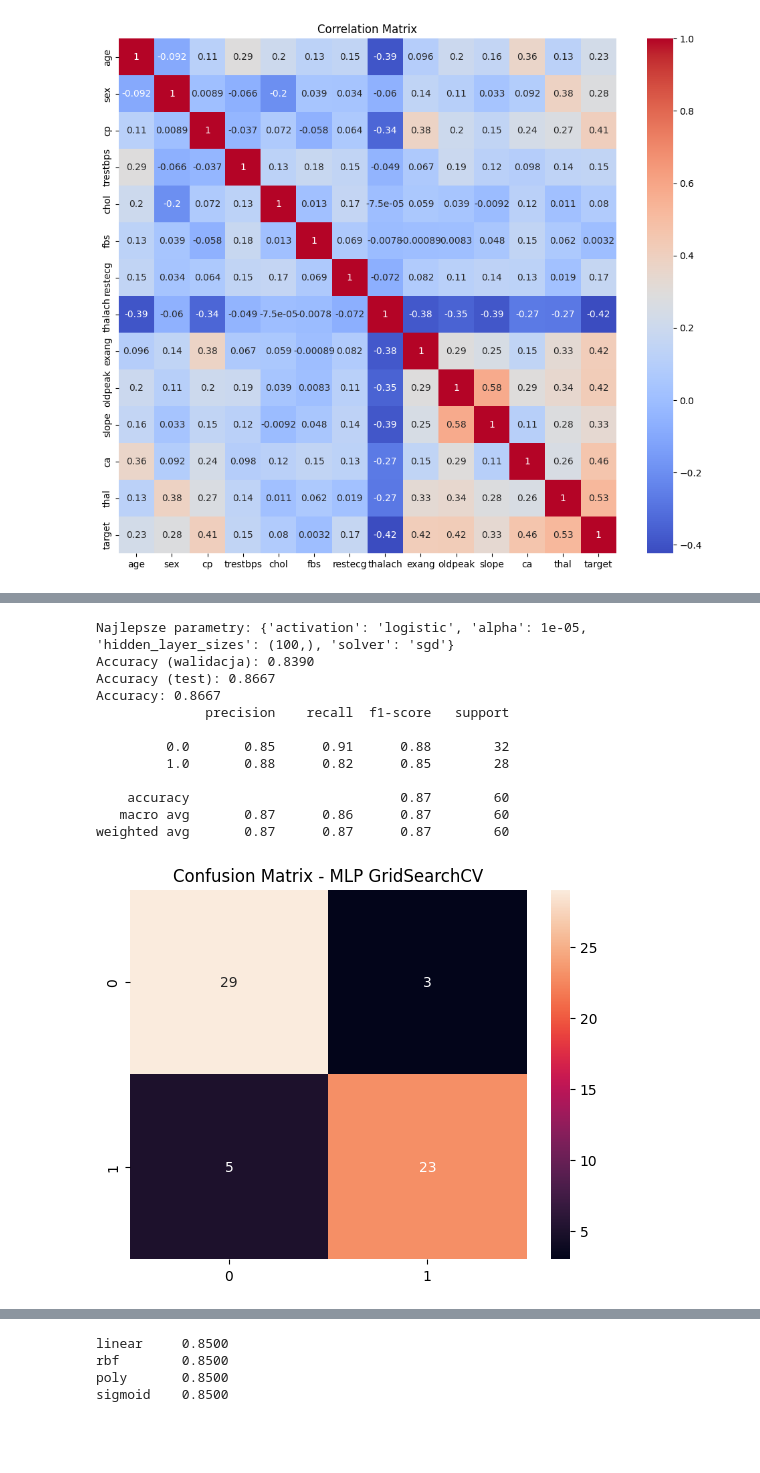
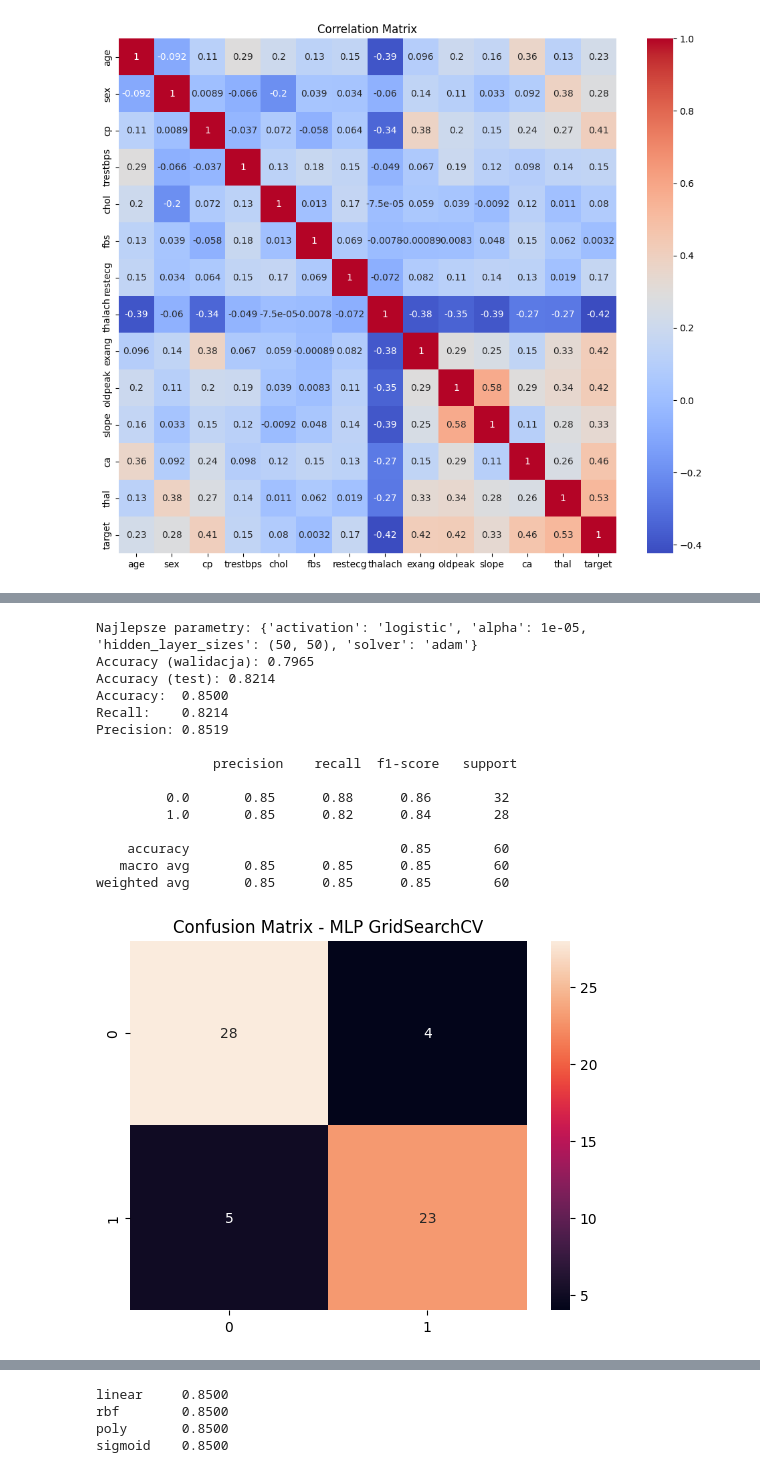
Before and after one commit to PogchampMuffin3/heart-disease-classification, a Jupyter notebook: heart_disease_classification.ipynb, the cells around one changed output, grey strips where cells are left out. Saved outputs shown, nothing was run; the diff lists cells and outputs as text; code cells hidden in the pictures; blank space fills up the shorter version.

```diff
--- a/heart_disease_classification.ipynb
+++ b/heart_disease_classification.ipynb
@@ -21,6 +21,7 @@ URL = 'https://archive.ics.uci.edu/ml/machine-learning-databases/heart-disease/p
 TEST_SIZE = 0.2
 RANDOM_STATE = 42
 CV_FOLDS = 5
+GRIDSEARCH_SCORING = 'recall'
 # %%
 columns = ['age','sex','cp','trestbps','chol','fbs','restecg','thalach','exang','oldpeak','slope','ca','thal','target']
 df = pd.read_csv(URL, names=columns)
@@ -172,32 +180,35 @@ weighted avg       0.87      0.87      0.87        60
 # %%
 param_grid_mlp = {
     'hidden_layer_sizes': [(50,), (100,), (200,), (50, 50), (100, 50), (100, 100)],
     'activation': ['logistic', 'tanh', 'relu'],
     'solver': ['adam', 'sgd'],
     'alpha': [0.00001, 0.0001, 0.001],
 }
 
 mlp_grid = MLPClassifier(random_state=RANDOM_STATE, max_iter=1000)
-mlp_grid = GridSearchCV(mlp_grid, param_grid_mlp, cv=CV_FOLDS, scoring='accuracy', n_jobs=-1)
+mlp_grid = GridSearchCV(mlp_grid, param_grid_mlp, cv=CV_FOLDS, scoring=GRIDSEARCH_SCORING, n_jobs=-1)
 mlp_grid.fit(X_train, y_train)
 
 print(f'Najlepsze parametry: {mlp_grid.best_params_}')
 print(f'Accuracy (walidacja): {mlp_grid.best_score_:.4f}')
 print(f'Accuracy (test): {mlp_grid.score(X_test, y_test):.4f}')
 
 y_pred_MLP = mlp_grid.predict(X_test)
 results['MLP GridSearchCV'] = model_summary(y_test, y_pred_MLP, "MLP GridSearchCV")
 # %% [output]
-Najlepsze parametry: {'activation': 'logistic', 'alpha': 1e-05, 'hidden_layer_sizes': (100,), 'solver': 'sgd'}
-Accuracy (walidacja): 0.8390
-Accuracy (test): 0.8667
-Accuracy: 0.8667
-              precision    recall  f1-score   support
+Najlepsze parametry: {'activation': 'logistic', 'alpha': 1e-05, 'hidden_layer_sizes': (50, 50), 'solver': 'adam'}
+Accuracy (walidacja): 0.7965
+Accuracy (test): 0.8214
+Accuracy:  0.8500
+Recall:    0.8214
+Precision: 0.8519
 
-         0.0       0.85      0.91      0.88        32
-         1.0       0.88      0.82      0.85        28
+               precision    recall  f1-score   support
 
-    accuracy                           0.87        60
-   macro avg       0.87      0.86      0.87        60
-weighted avg       0.87      0.87      0.87        60
+         0.0       0.85      0.88      0.86        32
+         1.0       0.85      0.82      0.84        28
+
+    accuracy                           0.85        60
+   macro avg       0.85      0.85      0.85        60
+weighted avg       0.85      0.85      0.85        60
-[figure, old version]
+[figure, new version]
```
Also changed, not shown: parts of 10 cells of this notebook.
